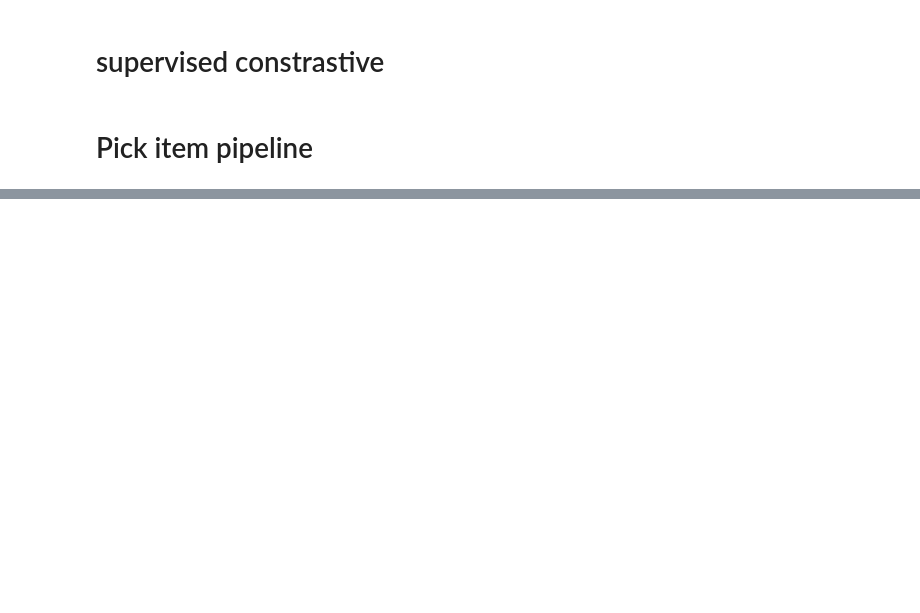
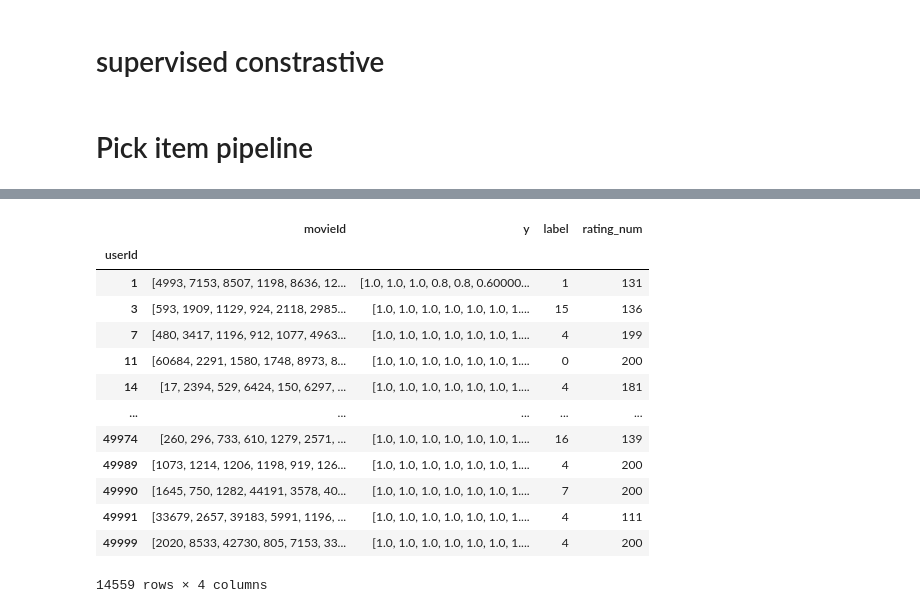
Before and after one commit to quanvu0996/TF_cert_training, a Jupyter notebook: v2.6_ML20M SUPERVISED CONTRASTIVE ONLY.ipynb, the cells around one changed output, grey strips where cells are left out. Cells and saved outputs as stored; diff of their text form; code cells hidden in the pictures; blank space fills up the shorter version.

```diff
--- a/v2.6_ML20M SUPERVISED CONTRASTIVE ONLY.ipynb
+++ b/v2.6_ML20M SUPERVISED CONTRASTIVE ONLY.ipynb
@@ -114,7 +114,8 @@ movies.head()
 | 4 | 5 | Father of the Bride Part II | Comedy | 1995 |
 # %%
 # train-test split
-train, test= train_test_split(ratings, test_size= 0.25)
+fulltrain, test= train_test_split(ratings, test_size= 0.25)
+train = fulltrain[fulltrain[userCol]<=50000]
 # %%
 top_k_item = 20000
 wu_size = 200
@@ -731,0 +743,17 @@ Wall time: 1h 10min 18s
+# %%
+train_warm
+# %% [output]
+|  | movieId | y | label | rating_num |
+| userId |  |  |  |  |
+| 1 | [4993, 7153, 8507, 1198, 8636, 12... | [1.0, 1.0, 1.0, 0.8, 0.8, 0.60000... | 1 | 131 |
+| 3 | [593, 1909, 1129, 924, 2118, 2985... | [1.0, 1.0, 1.0, 1.0, 1.0, 1.0, 1.... | 15 | 136 |
+| 7 | [480, 3417, 1196, 912, 1077, 4963... | [1.0, 1.0, 1.0, 1.0, 1.0, 1.0, 1.... | 4 | 199 |
+| 11 | [60684, 2291, 1580, 1748, 8973, 8... | [1.0, 1.0, 1.0, 1.0, 1.0, 1.0, 1.... | 0 | 200 |
+| 14 | [17, 2394, 529, 6424, 150, 6297, ... | [1.0, 1.0, 1.0, 1.0, 1.0, 1.0, 1.... | 4 | 181 |
+| ... | ... | ... | ... | ... |
+| 49974 | [260, 296, 733, 610, 1279, 2571, ... | [1.0, 1.0, 1.0, 1.0, 1.0, 1.0, 1.... | 16 | 139 |
+| 49989 | [1073, 1214, 1206, 1198, 919, 126... | [1.0, 1.0, 1.0, 1.0, 1.0, 1.0, 1.... | 4 | 200 |
+| 49990 | [1645, 750, 1282, 44191, 3578, 40... | [1.0, 1.0, 1.0, 1.0, 1.0, 1.0, 1.... | 7 | 200 |
+| 49991 | [33679, 2657, 39183, 5991, 1196, ... | [1.0, 1.0, 1.0, 1.0, 1.0, 1.0, 1.... | 4 | 111 |
+| 49999 | [2020, 8533, 42730, 805, 7153, 33... | [1.0, 1.0, 1.0, 1.0, 1.0, 1.0, 1.... | 4 | 200 |
+14559 rows × 4 columns
```
Also changed, not shown: parts of 33 cells of this notebook.
